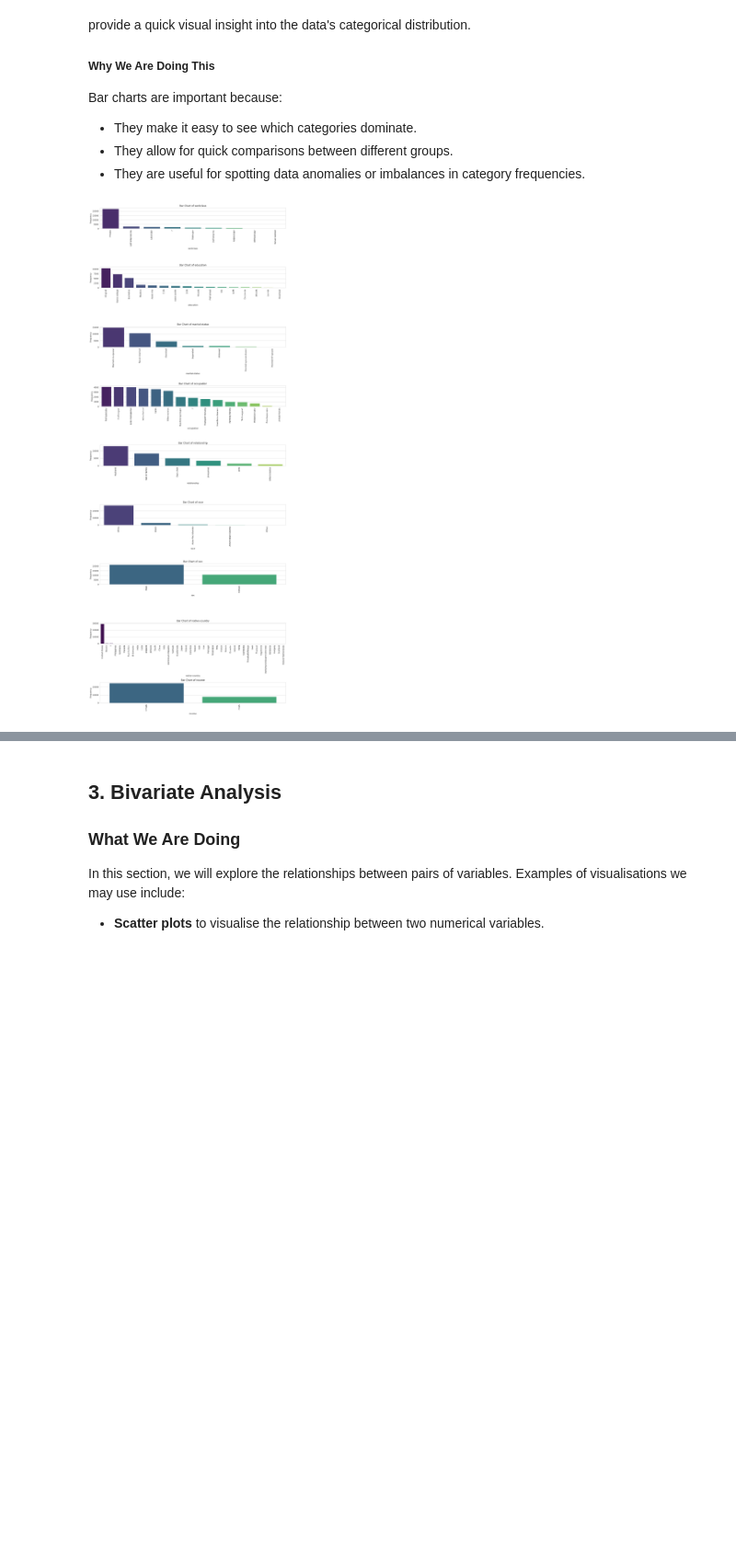
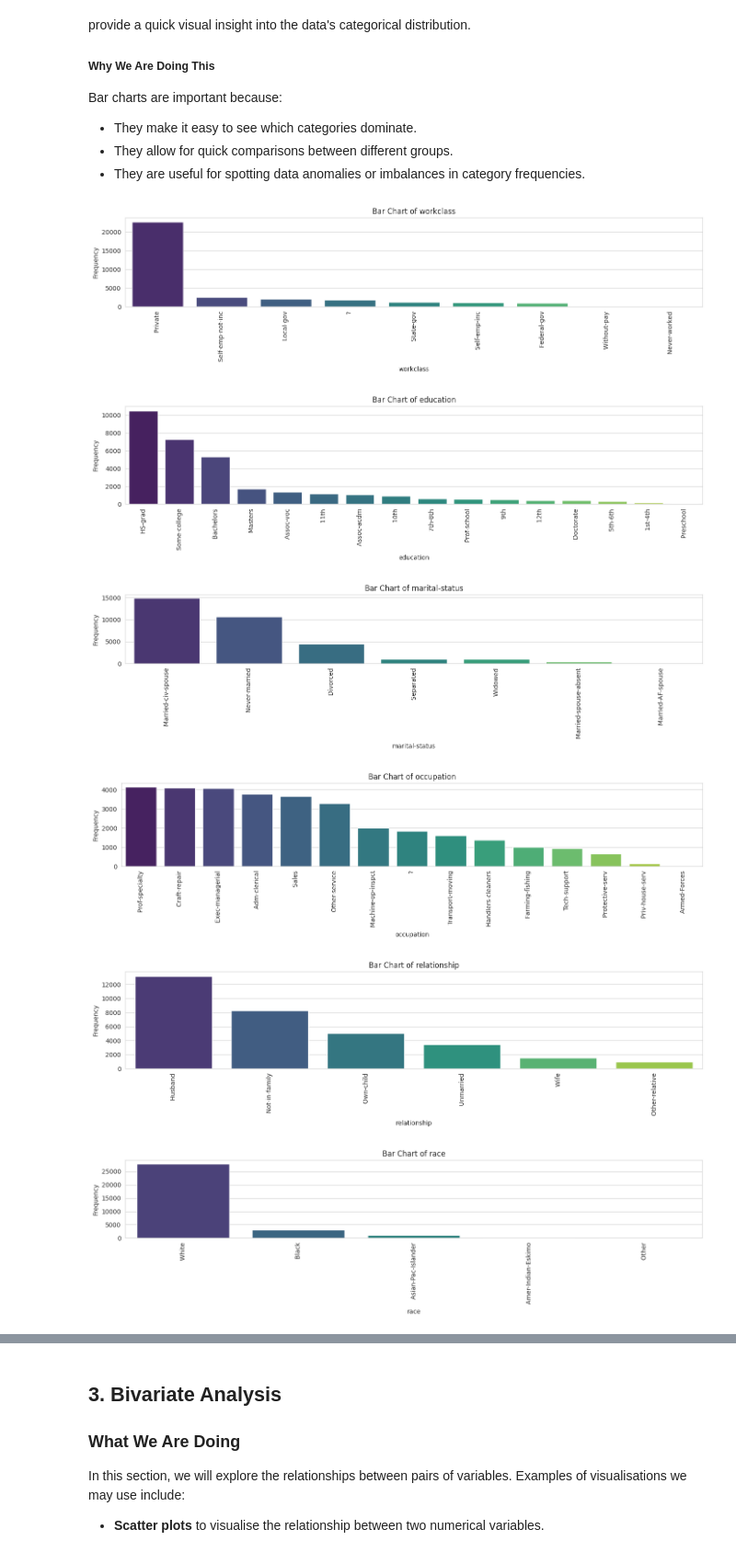
Before and after one commit to stephenjera/coding-tutorials, a Jupyter notebook: python-tutorials/Machine_Learning/T01_Exploratory_Data_Analysis/eda2.ipynb, the cells around one changed output, grey strips where cells are left out. Shown at 92% size. Drawn from its saved outputs; the diff is of its cells as text; code cells hidden in the pictures; blank space fills up the shorter version.

```diff
--- a/python-tutorials/Machine_Learning/T01_Exploratory_Data_Analysis/eda2.ipynb
+++ b/python-tutorials/Machine_Learning/T01_Exploratory_Data_Analysis/eda2.ipynb
@@ -105,15 +118,12 @@ Histograms are essential because:
 - They provide insight into the spread and density of the data values.
 # %%
 # Plot histograms for each numerical column
-num_plots = len(numerical_columns)
-
-plt.figure(figsize=(14, 4 * num_plots))
-for idx, col in enumerate(numerical_columns):
-    plt.subplot(num_plots, 1, idx + 1)
+for col in numerical_columns:
+    plt.figure(figsize=(14, 4))
     sns.histplot(df[col], kde=True)
     plt.title(f"Histogram of {col}")
     plt.xlabel(col)
     plt.ylabel("Frequency")
-plt.tight_layout()
-plt.show()
+    plt.tight_layout()
+    plt.show()
 # %% [output]
@@ -131,12 +146,11 @@ Boxplots are essential because:
 - They allow for quick comparison across different numerical variables.
 # %%
 # Plot boxplots for each numerical column
-plt.figure(figsize=(14, 4 * num_plots))
-for idx, col in enumerate(numerical_columns):
-    plt.subplot(num_plots, 1, idx + 1)
+for col in numerical_columns:
+    plt.figure(figsize=(14, 4))
     sns.boxplot(x=df[col])
     plt.title(f"Boxplot of {col}")
     plt.xlabel(col)
-plt.tight_layout()
-plt.show()
+    plt.tight_layout()
+    plt.show()
 # %% [output]
@@ -189,17 +208,22 @@ Bar charts are important because:
 - They are useful for spotting data anomalies or imbalances in category frequencies.
 # %%
 # Plot bar charts for each categorical column
-num_cats = len(categorical_columns)
-plt.figure(figsize=(14, 4 * num_cats))
-for idx, col in enumerate(categorical_columns):
-    plt.subplot(num_cats, 1, idx + 1)
+# num_cats = len(categorical_columns)
+
+for col in categorical_columns:
+    plt.figure(figsize=(14, 4))
     counts = df[col].value_counts()
-    sns.barplot(x=counts.index, y=counts.values, hue=counts.index, palette='viridis')
+    sns.barplot(x=counts.index, y=counts.values, hue=counts.index, palette="viridis")
     plt.title(f"Bar Chart of {col}")
     plt.xlabel(col)
     plt.ylabel("Frequency")
     plt.xticks(rotation=90)
-plt.tight_layout()
-plt.show()
+    plt.tight_layout()
+    plt.show()
 # %% [output]
-[figure, old version]
+[figure, new version]
+[figure, added]
+[figure, added]
+[figure, added]
+[figure, added]
+[figure, added]
```
Also changed, not shown: parts of 19 cells of this notebook.
